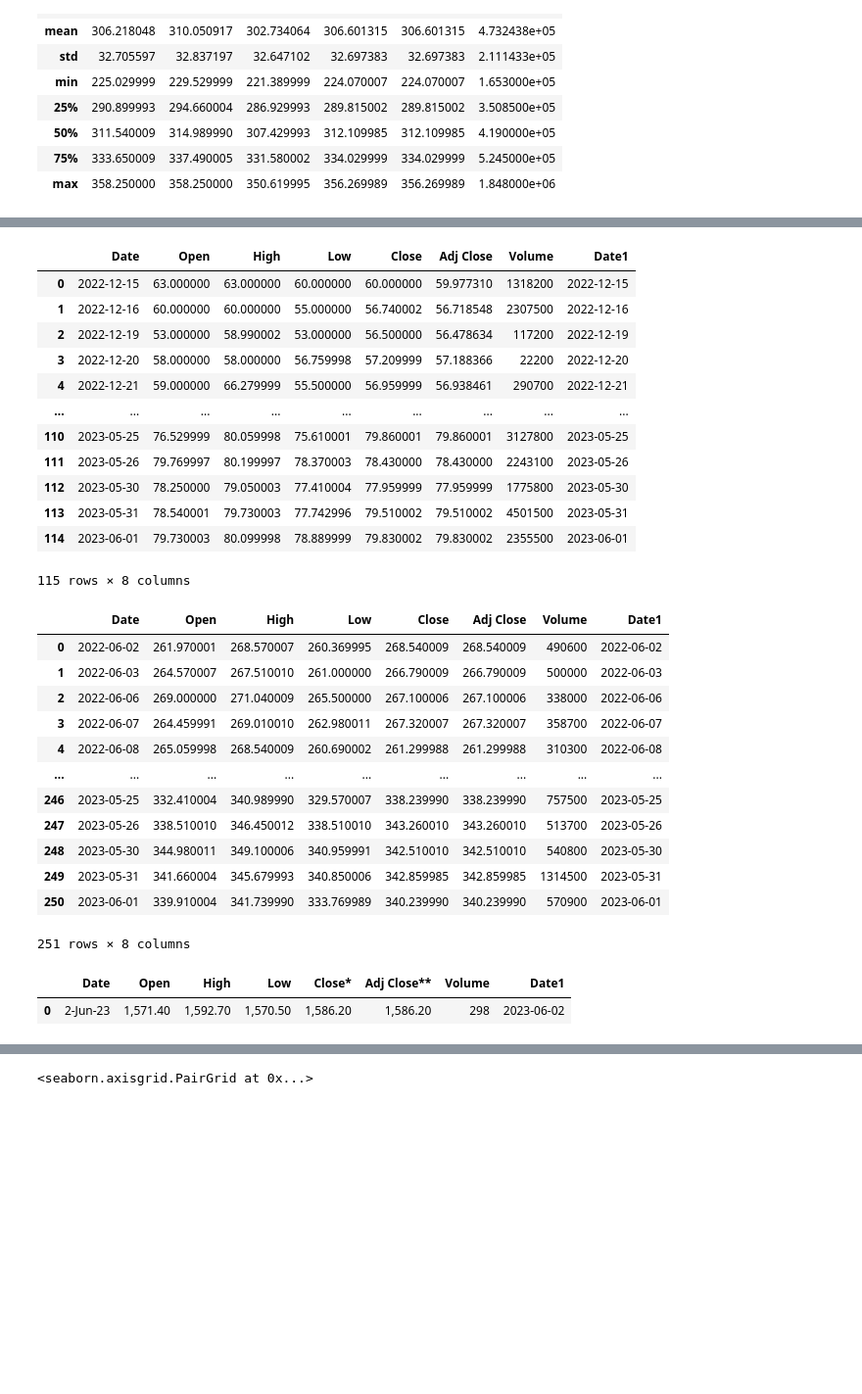
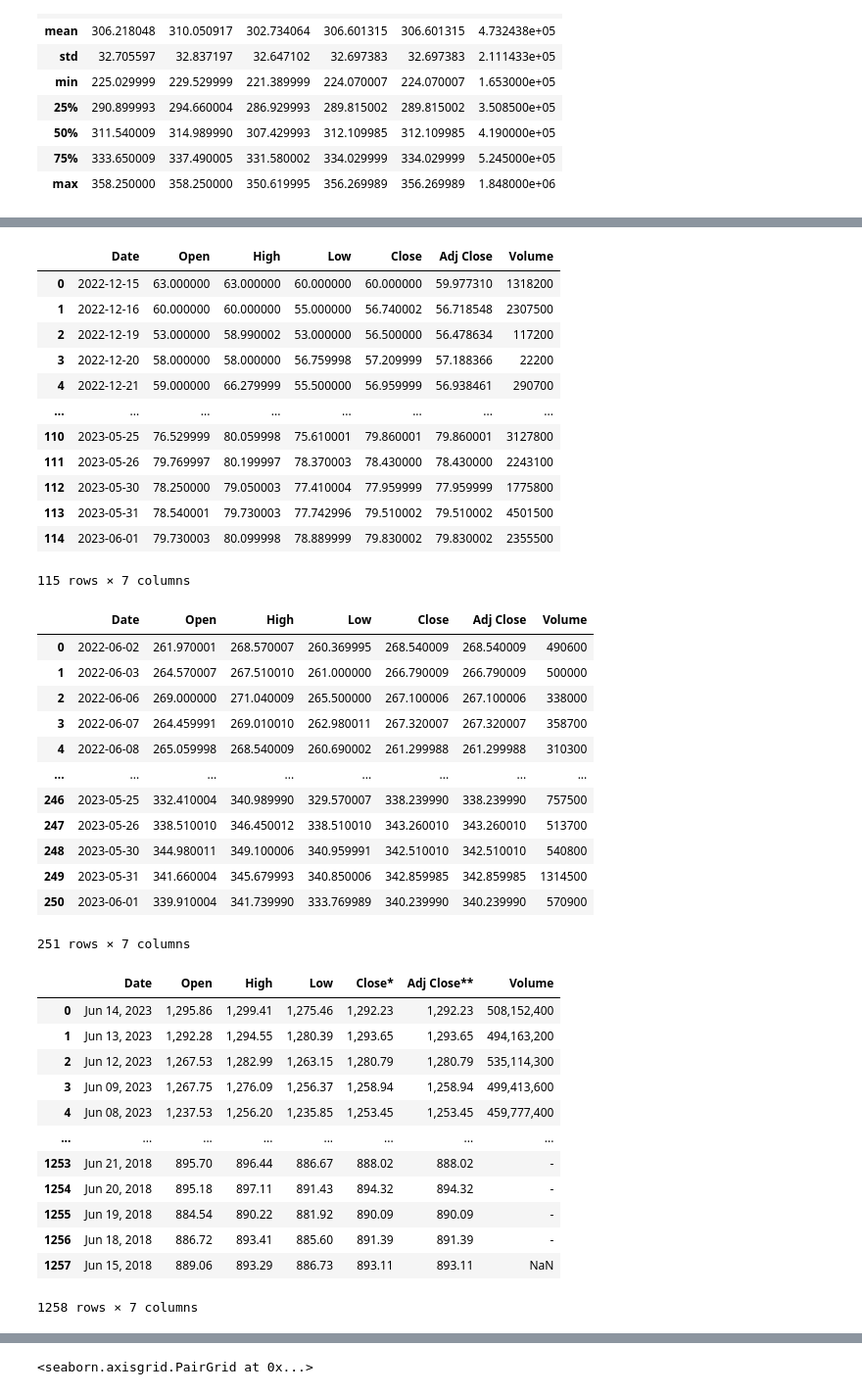
Before and after one commit to ChrisVerg/SmartInvest, a Jupyter notebook: Notebooks/Jorge.ipynb, the cells around one changed output, grey strips where cells are left out. Shown at 98% size. Saved outputs shown, nothing was run; the diff lists cells and outputs as text; code cells hidden in the pictures; blank space fills up the shorter version.

```diff
--- a/Notebooks/Jorge.ipynb
+++ b/Notebooks/Jorge.ipynb
@@ -79,7 +90,7 @@ Healthcare = pd.read_csv("C:/Users/dizzy/Downloads/GEHC.csv")
 # %%
 IT = pd.read_csv("C:/Users/dizzy/Downloads/IT.csv")
 # %%
-CD = pd.read_csv("C:/Users/dizzy/Downloads/Consumer Discretionary.csv")
+CD = pd.read_csv ("path.fileName.csv")
 # %% [markdown]
 <hr style="height:5px;border-width:0;color:MediumAquamarine;background-color:MediumAquamarine">
 
@@ -233,5 +261,0 @@ CD.describe()
-# %%
-Financials['Date1'] = pd.to_datetime(Financials.Date)
-Healthcare['Date1'] = pd.to_datetime(Healthcare.Date)
-IT['Date1'] = pd.to_datetime(IT.Date)
-CD['Date1'] = pd.to_datetime(CD.Date)
@@ -256,37 +293,50 @@ Financials
 # %%
 Healthcare
 # %% [output]
-|  | Date | Open | High | Low | Close | Adj Close | Volume | Date1 |
-| 0 | 2022-12-15 | 63.000000 | 63.000000 | 60.000000 | 60.000000 | 59.977310 | 1318200 | 2022-12-15 |
-| 1 | 2022-12-16 | 60.000000 | 60.000000 | 55.000000 | 56.740002 | 56.718548 | 2307500 | 2022-12-16 |
-| 2 | 2022-12-19 | 53.000000 | 58.990002 | 53.000000 | 56.500000 | 56.478634 | 117200 | 2022-12-19 |
-| 3 | 2022-12-20 | 58.000000 | 58.000000 | 56.759998 | 57.209999 | 57.188366 | 22200 | 2022-12-20 |
-| 4 | 2022-12-21 | 59.000000 | 66.279999 | 55.500000 | 56.959999 | 56.938461 | 290700 | 2022-12-21 |
-| ... | ... | ... | ... | ... | ... | ... | ... | ... |
-| 110 | 2023-05-25 | 76.529999 | 80.059998 | 75.610001 | 79.860001 | 79.860001 | 3127800 | 2023-05-25 |
-| 111 | 2023-05-26 | 79.769997 | 80.199997 | 78.370003 | 78.430000 | 78.430000 | 2243100 | 2023-05-26 |
-| 112 | 2023-05-30 | 78.250000 | 79.050003 | 77.410004 | 77.959999 | 77.959999 | 1775800 | 2023-05-30 |
-| 113 | 2023-05-31 | 78.540001 | 79.730003 | 77.742996 | 79.510002 | 79.510002 | 4501500 | 2023-05-31 |
-| 114 | 2023-06-01 | 79.730003 | 80.099998 | 78.889999 | 79.830002 | 79.830002 | 2355500 | 2023-06-01 |
+|  | Date | Open | High | Low | Close | Adj Close | Volume |
+| 0 | 2022-12-15 | 63.000000 | 63.000000 | 60.000000 | 60.000000 | 59.977310 | 1318200 |
+| 1 | 2022-12-16 | 60.000000 | 60.000000 | 55.000000 | 56.740002 | 56.718548 | 2307500 |
+| 2 | 2022-12-19 | 53.000000 | 58.990002 | 53.000000 | 56.500000 | 56.478634 | 117200 |
+| 3 | 2022-12-20 | 58.000000 | 58.000000 | 56.759998 | 57.209999 | 57.188366 | 22200 |
+| 4 | 2022-12-21 | 59.000000 | 66.279999 | 55.500000 | 56.959999 | 56.938461 | 290700 |
+| ... | ... | ... | ... | ... | ... | ... | ... |
+| 110 | 2023-05-25 | 76.529999 | 80.059998 | 75.610001 | 79.860001 | 79.860001 | 3127800 |
+| 111 | 2023-05-26 | 79.769997 | 80.199997 | 78.370003 | 78.430000 | 78.430000 | 2243100 |
+| 112 | 2023-05-30 | 78.250000 | 79.050003 | 77.410004 | 77.959999 | 77.959999 | 1775800 |
+| 113 | 2023-05-31 | 78.540001 | 79.730003 | 77.742996 | 79.510002 | 79.510002 | 4501500 |
+| 114 | 2023-06-01 | 79.730003 | 80.099998 | 78.889999 | 79.830002 | 79.830002 | 2355500 |
-115 rows × 8 columns
+115 rows × 7 columns
 # %%
 IT
 # %% [output]
-|  | Date | Open | High | Low | Close | Adj Close | Volume | Date1 |
-| 0 | 2022-06-02 | 261.970001 | 268.570007 | 260.369995 | 268.540009 | 268.540009 | 490600 | 2022-06-02 |
-| 1 | 2022-06-03 | 264.570007 | 267.510010 | 261.000000 | 266.790009 | 266.790009 | 500000 | 2022-06-03 |
-| 2 | 2022-06-06 | 269.000000 | 271.040009 | 265.500000 | 267.100006 | 267.100006 | 338000 | 2022-06-06 |
-| 3 | 2022-06-07 | 264.459991 | 269.010010 | 262.980011 | 267.320007 | 267.320007 | 358700 | 2022-06-07 |
-| 4 | 2022-06-08 | 265.059998 | 268.540009 | 260.690002 | 261.299988 | 261.299988 | 310300 | 2022-06-08 |
-| ... | ... | ... | ... | ... | ... | ... | ... | ... |
-| 246 | 2023-05-25 | 332.410004 | 340.989990 | 329.570007 | 338.239990 | 338.239990 | 757500 | 2023-05-25 |
-| 247 | 2023-05-26 | 338.510010 | 346.450012 | 338.510010 | 343.260010 | 343.260010 | 513700 | 2023-05-26 |
-| 248 | 2023-05-30 | 344.980011 | 349.100006 | 340.959991 | 342.510010 | 342.510010 | 540800 | 2023-05-30 |
-| 249 | 2023-05-31 | 341.660004 | 345.679993 | 340.850006 | 342.859985 | 342.859985 | 1314500 | 2023-05-31 |
-| 250 | 2023-06-01 | 339.910004 | 341.739990 | 333.769989 | 340.239990 | 340.239990 | 570900 | 2023-06-01 |
+|  | Date | Open | High | Low | Close | Adj Close | Volume |
+| 0 | 2022-06-02 | 261.970001 | 268.570007 | 260.369995 | 268.540009 | 268.540009 | 490600 |
+| 1 | 2022-06-03 | 264.570007 | 267.510010 | 261.000000 | 266.790009 | 266.790009 | 500000 |
+| 2 | 2022-06-06 | 269.000000 | 271.040009 | 265.500000 | 267.100006 | 267.100006 | 338000 |
+| 3 | 2022-06-07 | 264.459991 | 269.010010 | 262.980011 | 267.320007 | 267.320007 | 358700 |
+| 4 | 2022-06-08 | 265.059998 | 268.540009 | 260.690002 | 261.299988 | 261.299988 | 310300 |
+| ... | ... | ... | ... | ... | ... | ... | ... |
+| 246 | 2023-05-25 | 332.410004 | 340.989990 | 329.570007 | 338.239990 | 338.239990 | 757500 |
+| 247 | 2023-05-26 | 338.510010 | 346.450012 | 338.510010 | 343.260010 | 343.260010 | 513700 |
+| 248 | 2023-05-30 | 344.980011 | 349.100006 | 340.959991 | 342.510010 | 342.510010 | 540800 |
+| 249 | 2023-05-31 | 341.660004 | 345.679993 | 340.850006 | 342.859985 | 342.859985 | 1314500 |
+| 250 | 2023-06-01 | 339.910004 | 341.739990 | 333.769989 | 340.239990 | 340.239990 | 570900 |
-251 rows × 8 columns
+251 rows × 7 columns
+# %%
+CD1=CD.drop(["Unnamed: 0"],axis=1)
 # %%
-CD
+CD1
 # %% [output]
-|  | Date | Open | High | Low | Close* | Adj Close** | Volume | Date1 |
-| 0 | 2-Jun-23 | 1,571.40 | 1,592.70 | 1,570.50 | 1,586.20 | 1,586.20 | 298 | 2023-06-02 |
+|  | Date | Open | High | Low | Close* | Adj Close** | Volume |
+| 0 | Jun 14, 2023 | 1,295.86 | 1,299.41 | 1,275.46 | 1,292.23 | 1,292.23 | 508,152,400 |
+| 1 | Jun 13, 2023 | 1,292.28 | 1,294.55 | 1,280.39 | 1,293.65 | 1,293.65 | 494,163,200 |
+| 2 | Jun 12, 2023 | 1,267.53 | 1,282.99 | 1,263.15 | 1,280.79 | 1,280.79 | 535,114,300 |
+| 3 | Jun 09, 2023 | 1,267.75 | 1,276.09 | 1,256.37 | 1,258.94 | 1,258.94 | 499,413,600 |
+| 4 | Jun 08, 2023 | 1,237.53 | 1,256.20 | 1,235.85 | 1,253.45 | 1,253.45 | 459,777,400 |
+| ... | ... | ... | ... | ... | ... | ... | ... |
+| 1253 | Jun 21, 2018 | 895.70 | 896.44 | 886.67 | 888.02 | 888.02 | - |
+| 1254 | Jun 20, 2018 | 895.18 | 897.11 | 891.43 | 894.32 | 894.32 | - |
+| 1255 | Jun 19, 2018 | 884.54 | 890.22 | 881.92 | 890.09 | 890.09 | - |
+| 1256 | Jun 18, 2018 | 886.72 | 893.41 | 885.60 | 891.39 | 891.39 | - |
+| 1257 | Jun 15, 2018 | 889.06 | 893.29 | 886.73 | 893.11 | 893.11 | NaN |
+1258 rows × 7 columns
```
Also changed, not shown: parts of 32 cells of this notebook, 1 other file.
